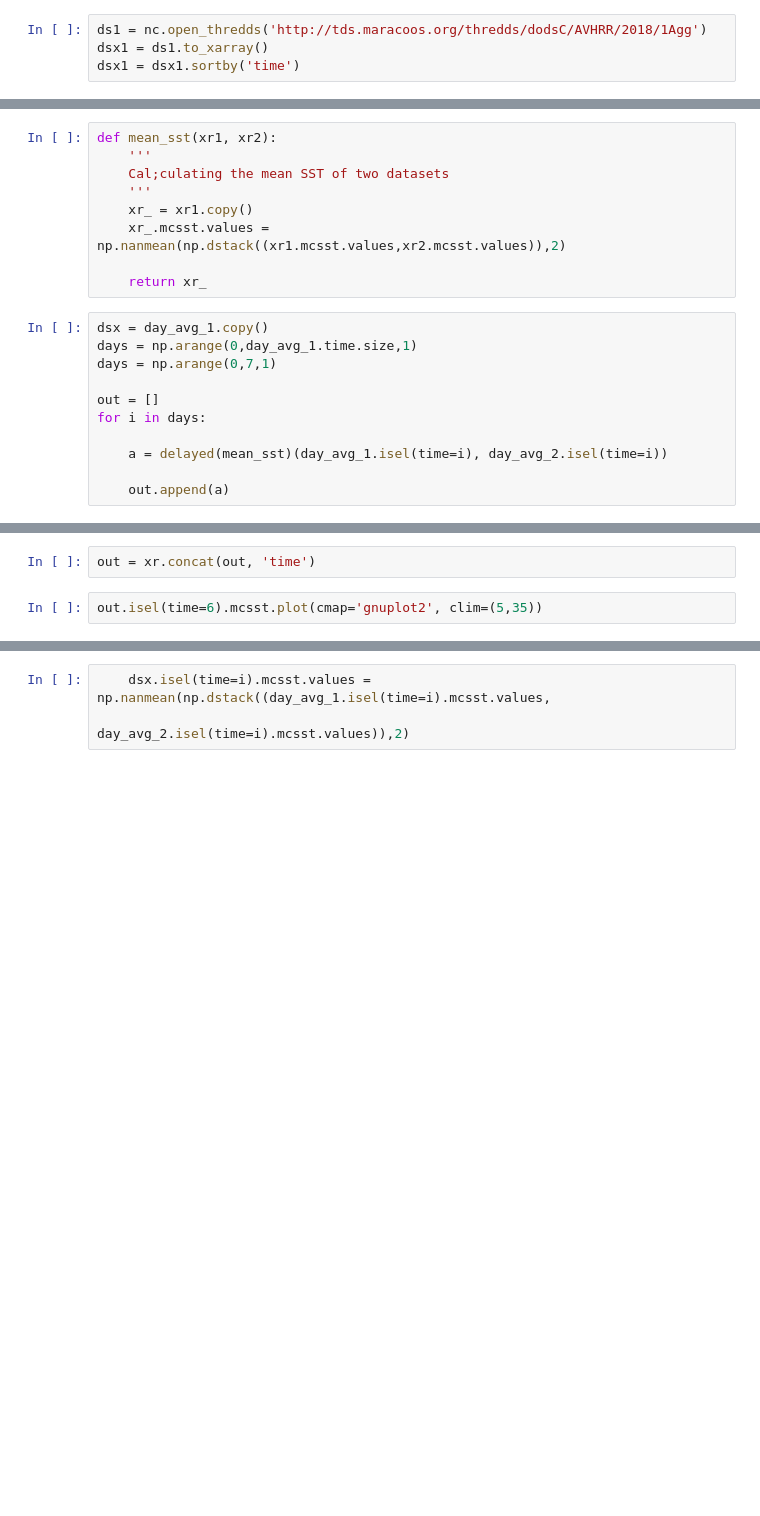
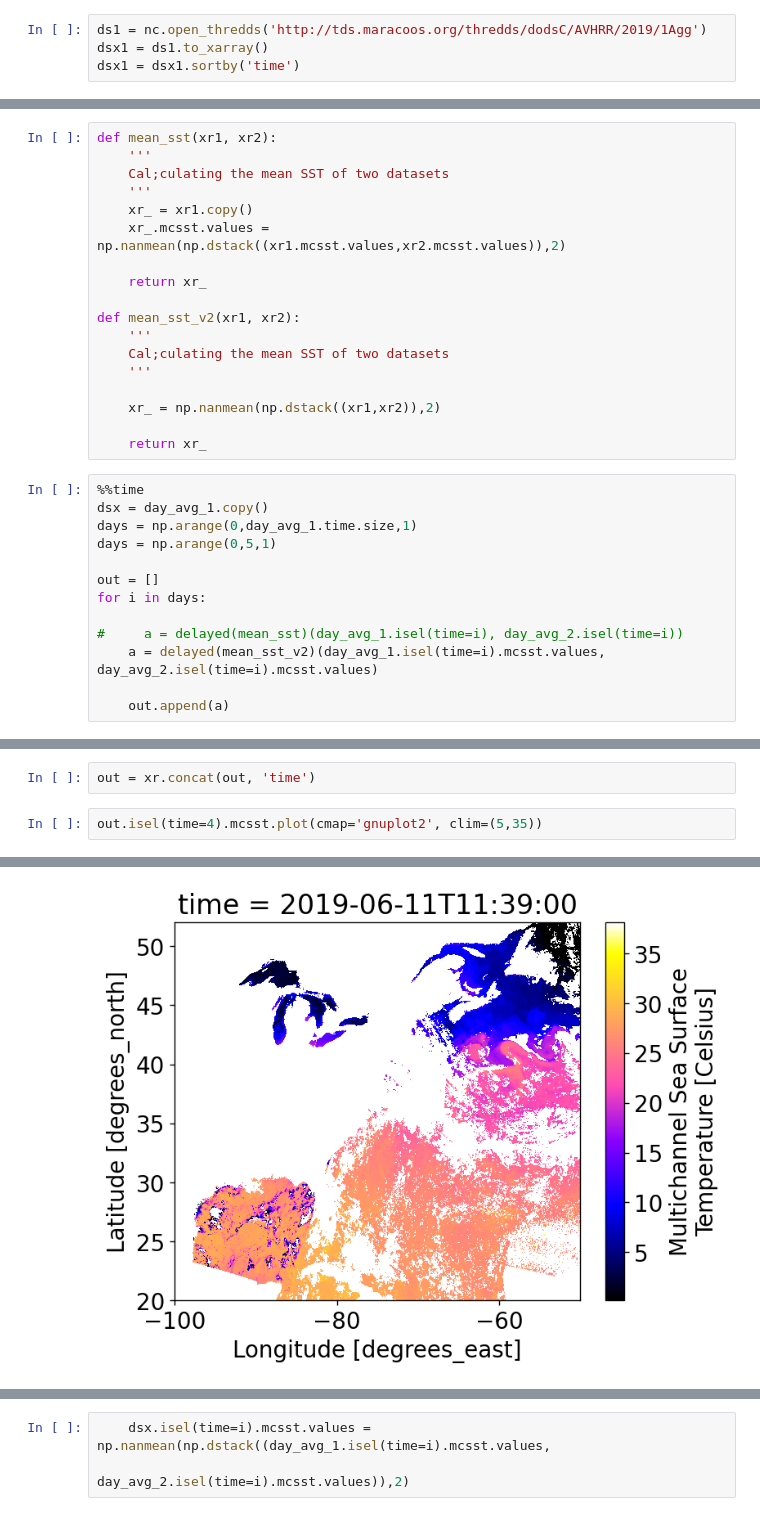
Before and after one commit to Gilaverbuch/py_sst, a Jupyter notebook: SST.ipynb, the cells around one changed output, grey strips where cells are left out. Drawn from its saved outputs; the diff is of its cells as text; blank space fills up the shorter version.

```diff
--- a/SST.ipynb
+++ b/SST.ipynb
@@ -32,7 +38,7 @@ date_f = '2018-06-11T15:00'
 date_i = np.datetime64(date_i)
 date_f = np.datetime64(date_f)
 # %%
-ds1 = nc.open_thredds('http://tds.maracoos.org/thredds/dodsC/AVHRR/2018/1Agg')
+ds1 = nc.open_thredds('http://tds.maracoos.org/thredds/dodsC/AVHRR/2019/1Agg')
 dsx1 = ds1.to_xarray()
 dsx1 = dsx1.sortby('time')
 # %%
@@ -58,14 +110,25 @@ def mean_sst(xr1, xr2):
     xr_.mcsst.values = np.nanmean(np.dstack((xr1.mcsst.values,xr2.mcsst.values)),2)
 
     return xr_
+
+def mean_sst_v2(xr1, xr2):
+    '''
+    Cal;culating the mean SST of two datasets
+    '''
+
+    xr_ = np.nanmean(np.dstack((xr1,xr2)),2)
+
+    return xr_
 # %%
+%%time
 dsx = day_avg_1.copy()
 days = np.arange(0,day_avg_1.time.size,1)
-days = np.arange(0,7,1)
+days = np.arange(0,5,1)
 
 out = []
 for i in days:
 
-    a = delayed(mean_sst)(day_avg_1.isel(time=i), day_avg_2.isel(time=i))
+#     a = delayed(mean_sst)(day_avg_1.isel(time=i), day_avg_2.isel(time=i))
+    a = delayed(mean_sst_v2)(day_avg_1.isel(time=i).mcsst.values, day_avg_2.isel(time=i).mcsst.values)
 
     out.append(a)
@@ -76,4 +164,5 @@ out
 # %%
 out = xr.concat(out, 'time')
 # %%
-out.isel(time=6).mcsst.plot(cmap='gnuplot2', clim=(5,35))
+out.isel(time=4).mcsst.plot(cmap='gnuplot2', clim=(5,35))
+# %% [output]
@@ -79,0 +170 @@ out.isel(time=6).mcsst.plot(cmap='gnuplot2', clim=(5,35))
+[figure, added]
```
Also changed, not shown: parts of 15 cells of this notebook.
